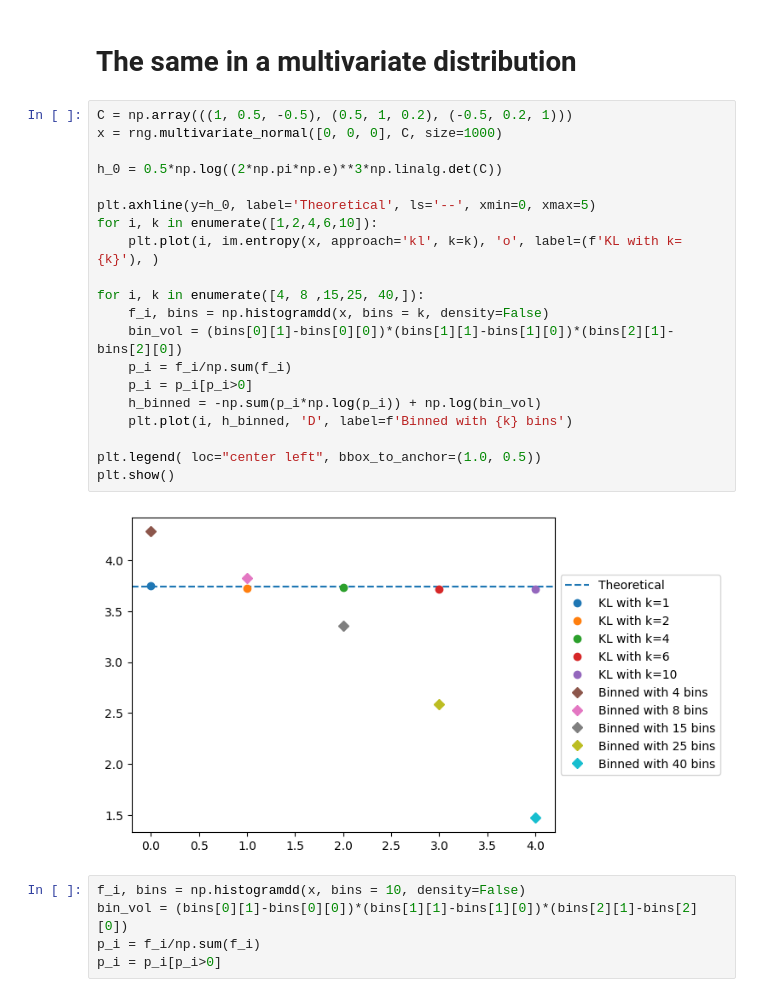
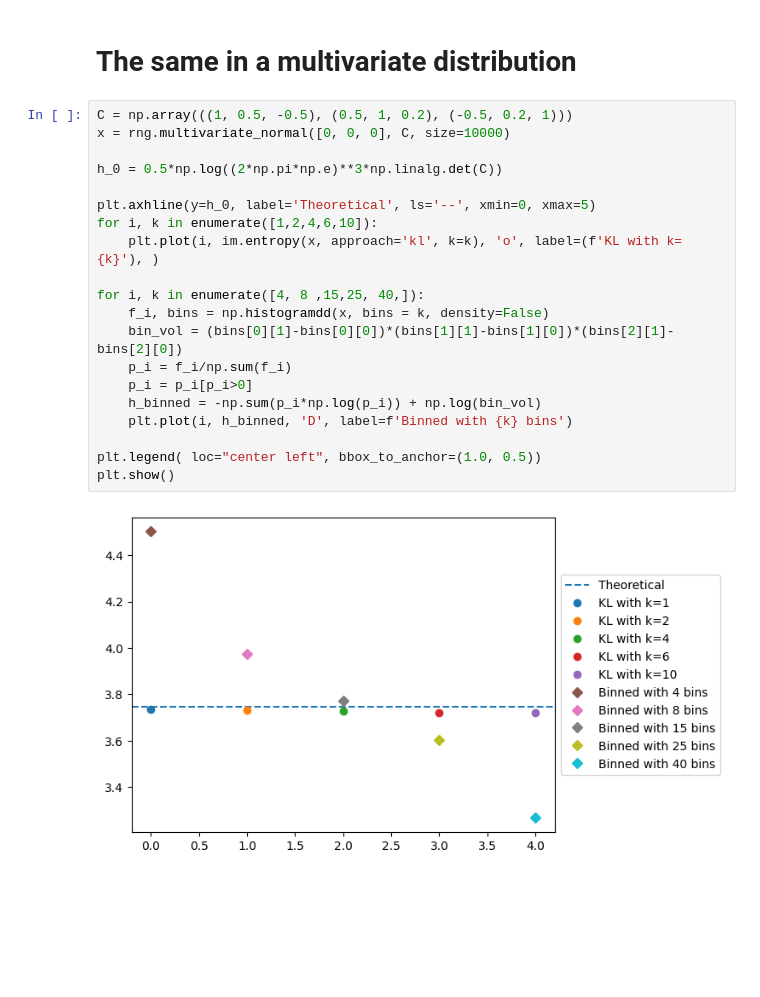
Before and after one commit to Giacomo-Menegatti/Information_theory, a Jupyter notebook: NN_MI.ipynb, the cells around one changed output. Drawn from its saved outputs; the diff is of its cells as text; blank space fills up the shorter version.

```diff
--- a/NN_MI.ipynb
+++ b/NN_MI.ipynb
@@ -275,28 +255,23 @@ plt.show()
 # The same in a multivariate distribution
 # %%
 C = np.array(((1, 0.5, -0.5), (0.5, 1, 0.2), (-0.5, 0.2, 1)))
-x = rng.multivariate_normal([0, 0, 0], C, size=1000)
+x = rng.multivariate_normal([0, 0, 0], C, size=10000)
 
 h_0 = 0.5*np.log((2*np.pi*np.e)**3*np.linalg.det(C))
 
 plt.axhline(y=h_0, label='Theoretical', ls='--', xmin=0, xmax=5)
 for i, k in enumerate([1,2,4,6,10]):
     plt.plot(i, im.entropy(x, approach='kl', k=k), 'o', label=(f'KL with k={k}'), )
 
 for i, k in enumerate([4, 8 ,15,25, 40,]):
     f_i, bins = np.histogramdd(x, bins = k, density=False)
     bin_vol = (bins[0][1]-bins[0][0])*(bins[1][1]-bins[1][0])*(bins[2][1]-bins[2][0])
     p_i = f_i/np.sum(f_i)
     p_i = p_i[p_i>0]
     h_binned = -np.sum(p_i*np.log(p_i)) + np.log(bin_vol)
     plt.plot(i, h_binned, 'D', label=f'Binned with {k} bins')
 
 plt.legend( loc="center left", bbox_to_anchor=(1.0, 0.5))
 plt.show()
 # %% [output]
-[figure, old version]
+[figure, new version]
-# %%
-f_i, bins = np.histogramdd(x, bins = 10, density=False)
-bin_vol = (bins[0][1]-bins[0][0])*(bins[1][1]-bins[1][0])*(bins[2][1]-bins[2][0])
-p_i = f_i/np.sum(f_i)
-p_i = p_i[p_i>0]
```
Also changed, not shown: parts of 11 cells of this notebook.
